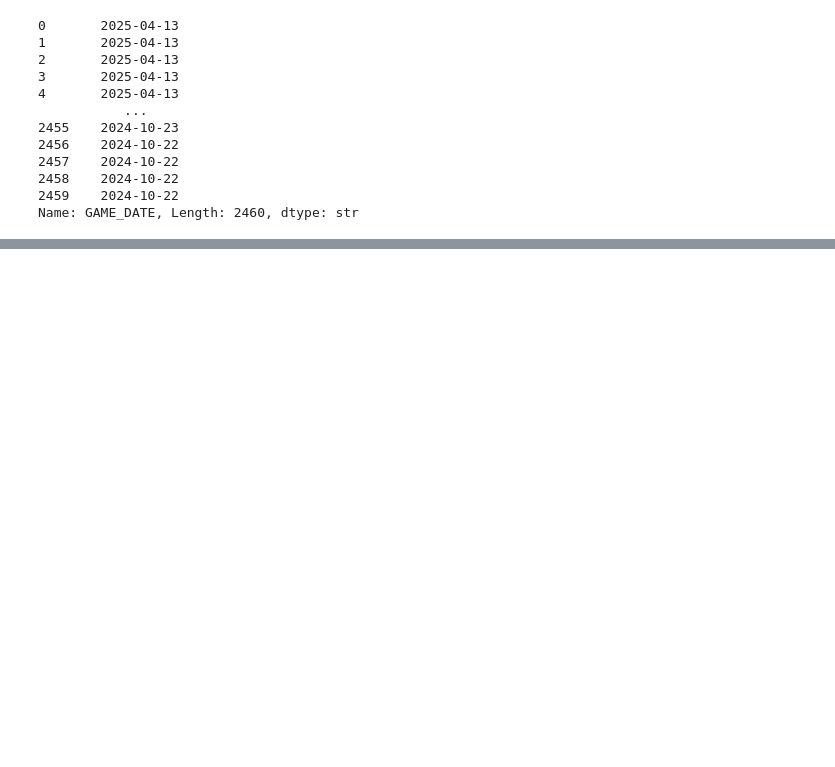
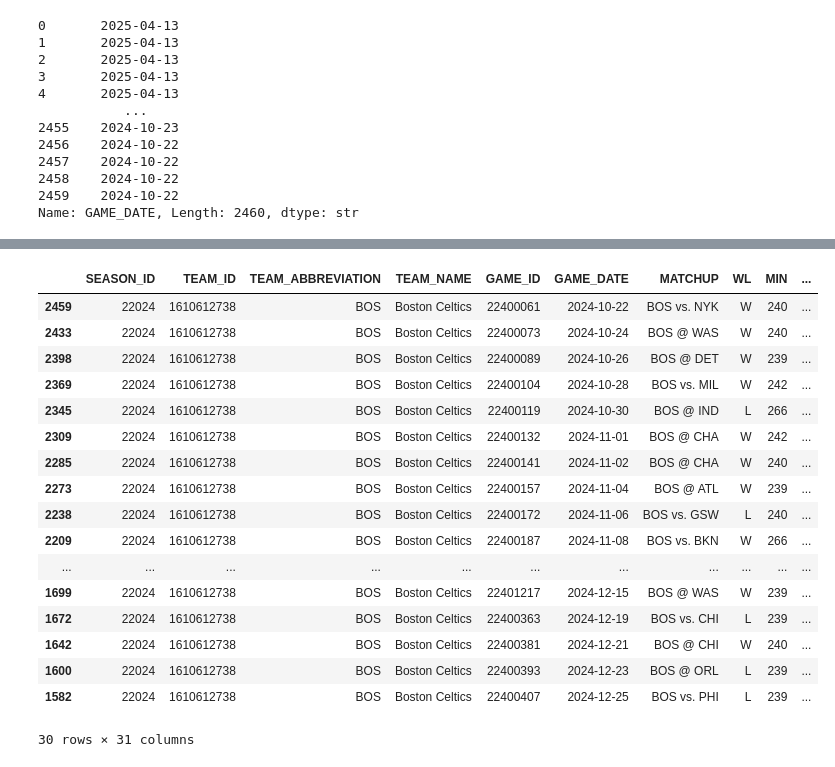
Before and after one commit to davetirtariyadi/nba-game-predictor, a Jupyter notebook: overall-win-loss.ipynb, the cells around one changed output, grey strips where cells are left out. Saved outputs shown, nothing was run; the diff lists cells and outputs as text; code cells hidden in the pictures; blank space fills up the shorter version.

```diff
--- a/overall-win-loss.ipynb
+++ b/overall-win-loss.ipynb
@@ -84,3 +87,10 @@ df_all_games["GAME_DATE"]
 2458    2024-10-22
 2459    2024-10-22
 Name: GAME_DATE, Length: 2460, dtype: str
+# %%
+# sort oldest to newest
+df_all_games['GAME_DATE'] = pd.to_datetime(df_all_games['GAME_DATE'])
+df_all_games = df_all_games.sort_values(by="GAME_DATE")
+# %%
+df_all_games['WIN_OR_LOSS'] = (df_all_games['WL']== 'W').astype(int)
+df_all_games[['WIN_OR_LOSS', 'WL']]
@@ -86,0 +111,5 @@ Name: GAME_DATE, Length: 2460, dtype: str
+# %%
+# create games_before cumulative sum
+
+df_all_games['GAMES_BEFORE'] = df_all_games.groupby('TEAM_ABBREVIATION').cumcount()
+df_all_games[df_all_games['TEAM_ABBREVIATION'] == 'BOS']['GAMES_BEFORE']
@@ -86,0 +129,23 @@ Name: GAME_DATE, Length: 2460, dtype: str
+# %%
+df_all_games['WINS_BEFORE'] = df_all_games.groupby('TEAM_ABBREVIATION')['WIN_OR_LOSS'].cumsum()
+df_all_games['WINS_BEFORE'] = df_all_games['WINS_BEFORE'] - df_all_games['WIN_OR_LOSS']
+df_all_games[df_all_games['TEAM_ABBREVIATION'] == 'BOS'].head(30)
+# %% [output]
+|  | SEASON_ID | TEAM_ID | TEAM_ABBREVIATION | TEAM_NAME | GAME_ID | GAME_DATE | MATCHUP | WL | MIN | ... |
+| 2459 | 22024 | 1610612738 | BOS | Boston Celtics | 22400061 | 2024-10-22 | BOS vs. NYK | W | 240 | ... |
+| 2433 | 22024 | 1610612738 | BOS | Boston Celtics | 22400073 | 2024-10-24 | BOS @ WAS | W | 240 | ... |
+| 2398 | 22024 | 1610612738 | BOS | Boston Celtics | 22400089 | 2024-10-26 | BOS @ DET | W | 239 | ... |
+| 2369 | 22024 | 1610612738 | BOS | Boston Celtics | 22400104 | 2024-10-28 | BOS vs. MIL | W | 242 | ... |
+| 2345 | 22024 | 1610612738 | BOS | Boston Celtics | 22400119 | 2024-10-30 | BOS @ IND | L | 266 | ... |
+| 2309 | 22024 | 1610612738 | BOS | Boston Celtics | 22400132 | 2024-11-01 | BOS @ CHA | W | 242 | ... |
+| 2285 | 22024 | 1610612738 | BOS | Boston Celtics | 22400141 | 2024-11-02 | BOS @ CHA | W | 240 | ... |
+| 2273 | 22024 | 1610612738 | BOS | Boston Celtics | 22400157 | 2024-11-04 | BOS @ ATL | W | 239 | ... |
+| 2238 | 22024 | 1610612738 | BOS | Boston Celtics | 22400172 | 2024-11-06 | BOS vs. GSW | L | 240 | ... |
+| 2209 | 22024 | 1610612738 | BOS | Boston Celtics | 22400187 | 2024-11-08 | BOS vs. BKN | W | 266 | ... |
+| ... | ... | ... | ... | ... | ... | ... | ... | ... | ... | ... |
+| 1699 | 22024 | 1610612738 | BOS | Boston Celtics | 22401217 | 2024-12-15 | BOS @ WAS | W | 239 | ... |
+| 1672 | 22024 | 1610612738 | BOS | Boston Celtics | 22400363 | 2024-12-19 | BOS vs. CHI | L | 239 | ... |
+| 1642 | 22024 | 1610612738 | BOS | Boston Celtics | 22400381 | 2024-12-21 | BOS @ CHI | W | 240 | ... |
+| 1600 | 22024 | 1610612738 | BOS | Boston Celtics | 22400393 | 2024-12-23 | BOS @ ORL | L | 239 | ... |
+| 1582 | 22024 | 1610612738 | BOS | Boston Celtics | 22400407 | 2024-12-25 | BOS vs. PHI | L | 239 | ... |
+30 rows × 31 columns
```
Also changed, not shown: parts of 14 cells of this notebook, 1 other file.
